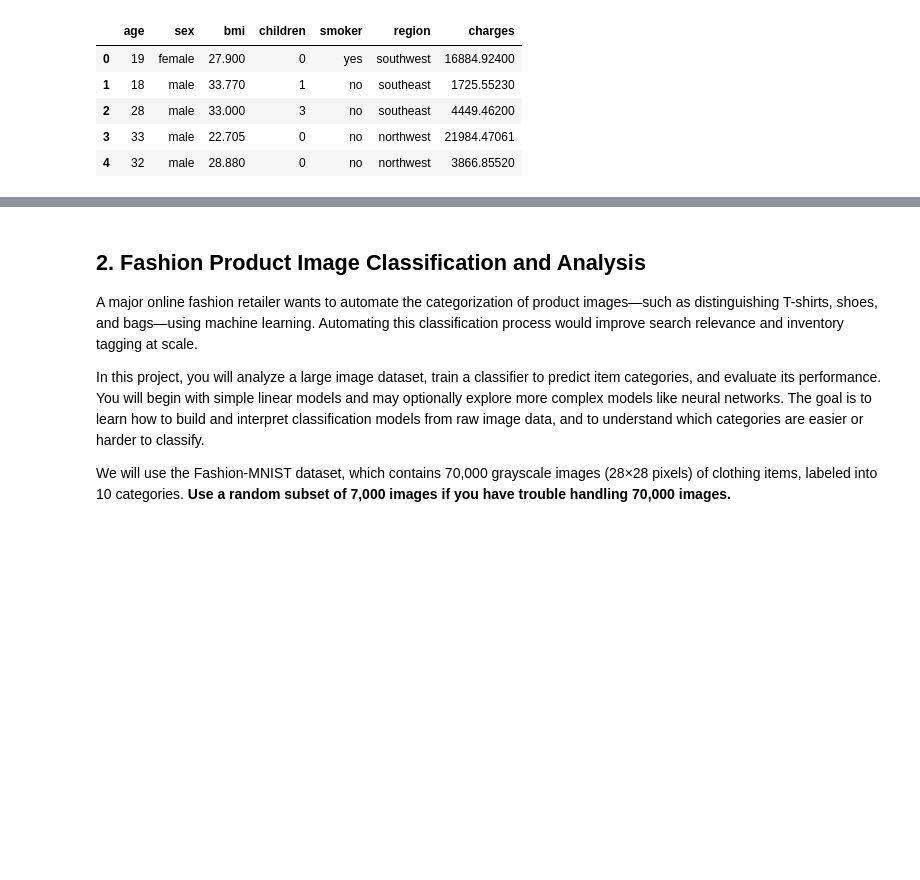
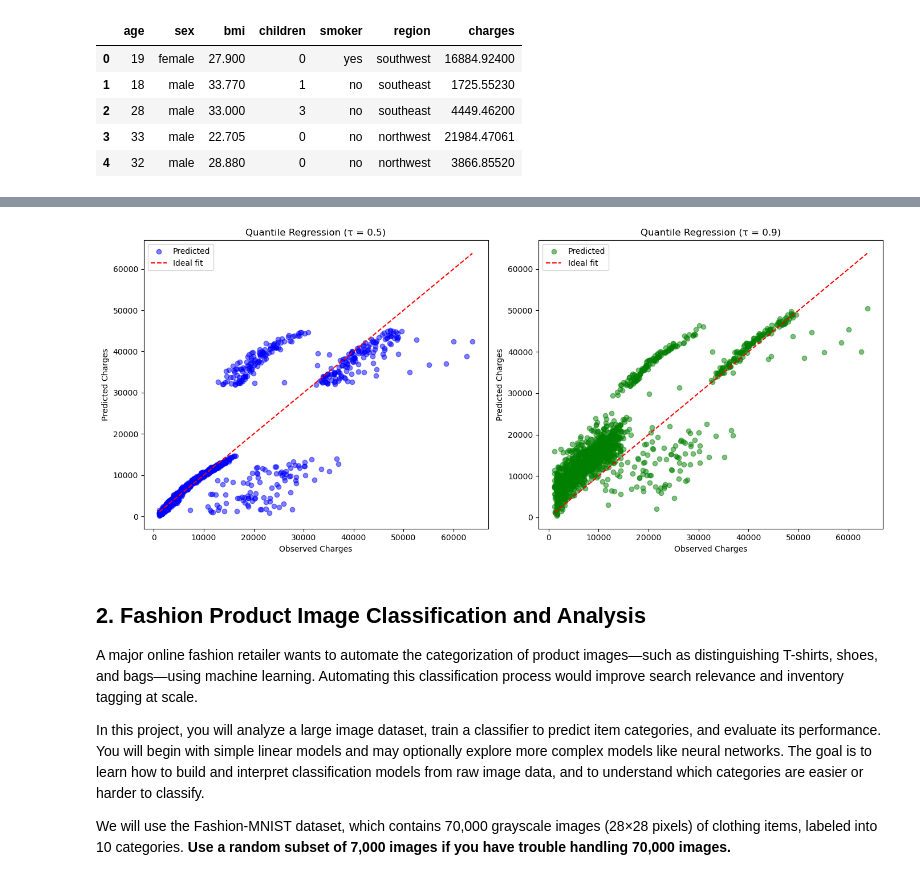
Before and after one commit to feizhe/STAT_207, a Jupyter notebook: HWs/Final_project.ipynb, the cells around one changed output, grey strips where cells are left out. Cells and saved outputs as stored; diff of their text form; code cells hidden in the pictures; blank space fills up the shorter version.

```diff
--- a/HWs/Final_project.ipynb
+++ b/HWs/Final_project.ipynb
@@ -91,3 +132,39 @@ df.head()
+# %%
+import matplotlib.pyplot as plt
+
+# Predicted values
+df["pred_50"] = res_50.predict(df)
+df["pred_90"] = res_90.predict(df)
+
+# Plot predicted vs observed for tau=0.5 and tau=0.9
+plt.figure(figsize=(14, 6))
+
+# Tau = 0.5
+plt.subplot(1, 2, 1)
+plt.scatter(df["charges"], df["pred_50"], alpha=0.5, color='blue', label="Predicted")
+plt.plot([df["charges"].min(), df["charges"].max()],
+         [df["charges"].min(), df["charges"].max()],
+         color='red', linestyle='--', label="Ideal fit")
+plt.xlabel("Observed Charges")
+plt.ylabel("Predicted Charges")
+plt.title("Quantile Regression (τ = 0.5)")
+plt.legend()
+
+# Tau = 0.9
+plt.subplot(1, 2, 2)
+plt.scatter(df["charges"], df["pred_90"], alpha=0.5, color='green', label="Predicted")
+plt.plot([df["charges"].min(), df["charges"].max()],
+         [df["charges"].min(), df["charges"].max()],
+         color='red', linestyle='--', label="Ideal fit")
+plt.xlabel("Observed Charges")
+plt.ylabel("Predicted Charges")
+plt.title("Quantile Regression (τ = 0.9)")
+plt.legend()
+
+plt.tight_layout()
+plt.show()
+# %% [output]
+[figure, added]
 # %% [markdown]
 ## 2. Fashion Product Image Classification and Analysis
 
```
Also changed, not shown: parts of 1 cell of this notebook, 2 other files.
